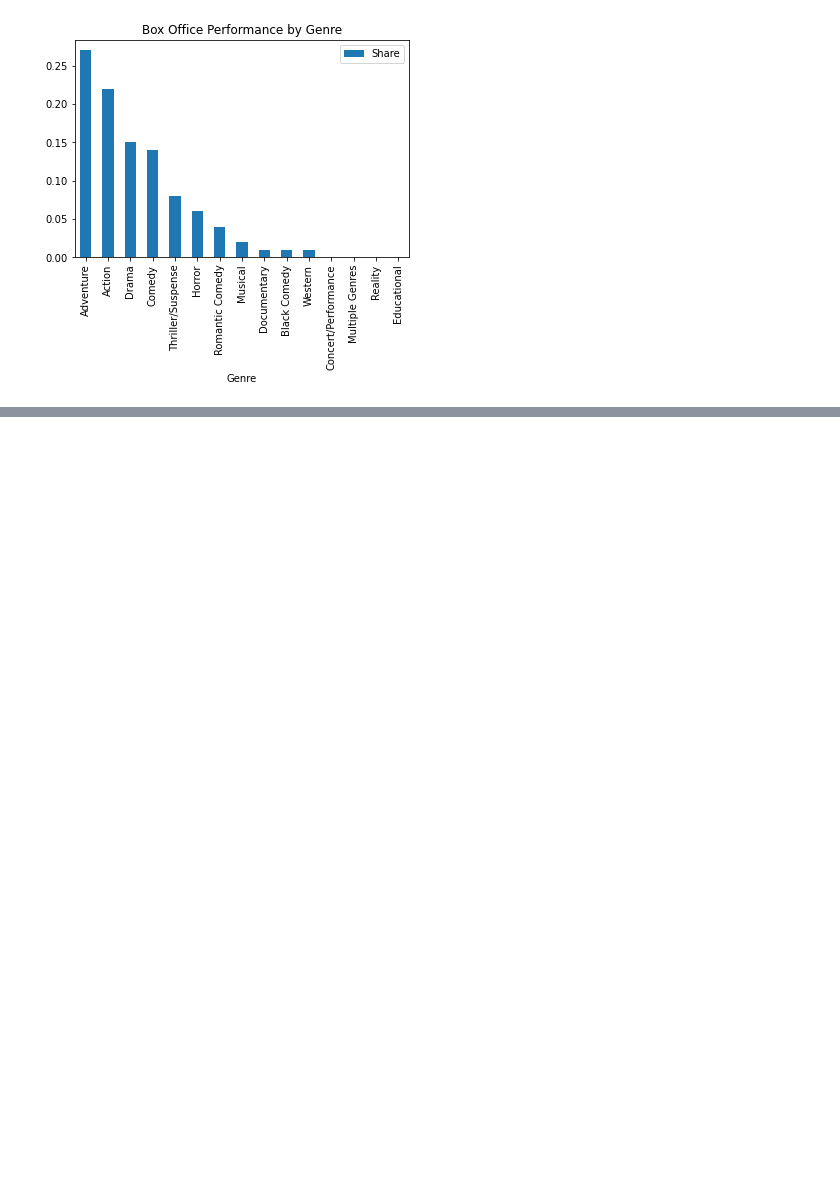
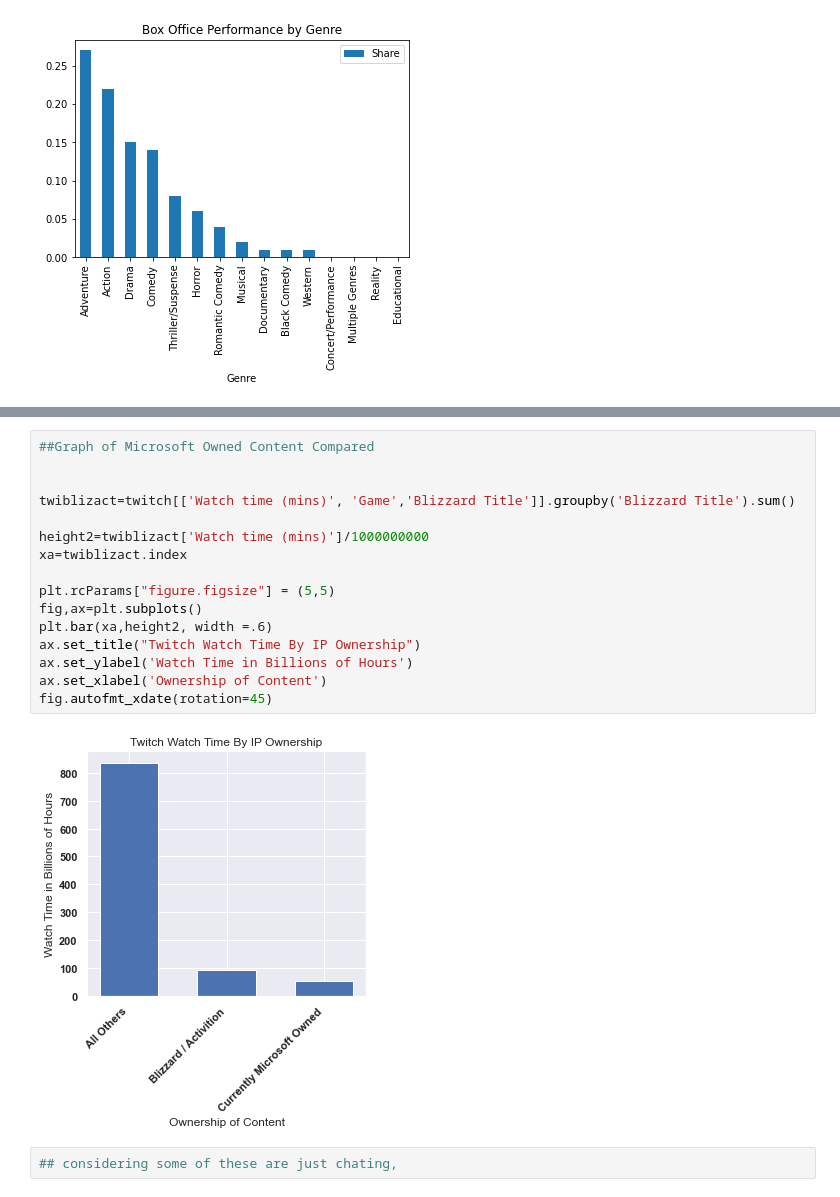
Before and after one commit to stephcia/Microsoft-Studios-Analysis, a Jupyter notebook: student.ipynb, the cells around one changed output, grey strips where cells are left out. Saved outputs shown, nothing was run; the diff lists cells and outputs as text; blank space fills up the shorter version.

```diff
--- a/student.ipynb
+++ b/student.ipynb
@@ -639,0 +656,20 @@ ax.set_xlabel('Ownership of Content')
+# %%
+##Graph of Microsoft Owned Content Compared
+
+
+twiblizact=twitch[['Watch time (mins)', 'Game','Blizzard Title']].groupby('Blizzard Title').sum()
+
+height2=twiblizact['Watch time (mins)']/1000000000
+xa=twiblizact.index
+
+plt.rcParams["figure.figsize"] = (5,5)
+fig,ax=plt.subplots()
+plt.bar(xa,height2, width =.6)
+ax.set_title("Twitch Watch Time By IP Ownership")
+ax.set_ylabel('Watch Time in Billions of Hours')
+ax.set_xlabel('Ownership of Content')
+fig.autofmt_xdate(rotation=45)
+# %% [output]
+[figure, added]
+# %%
+## considering some of these are just chating,
```
Also changed, not shown: parts of 5 cells of this notebook.
